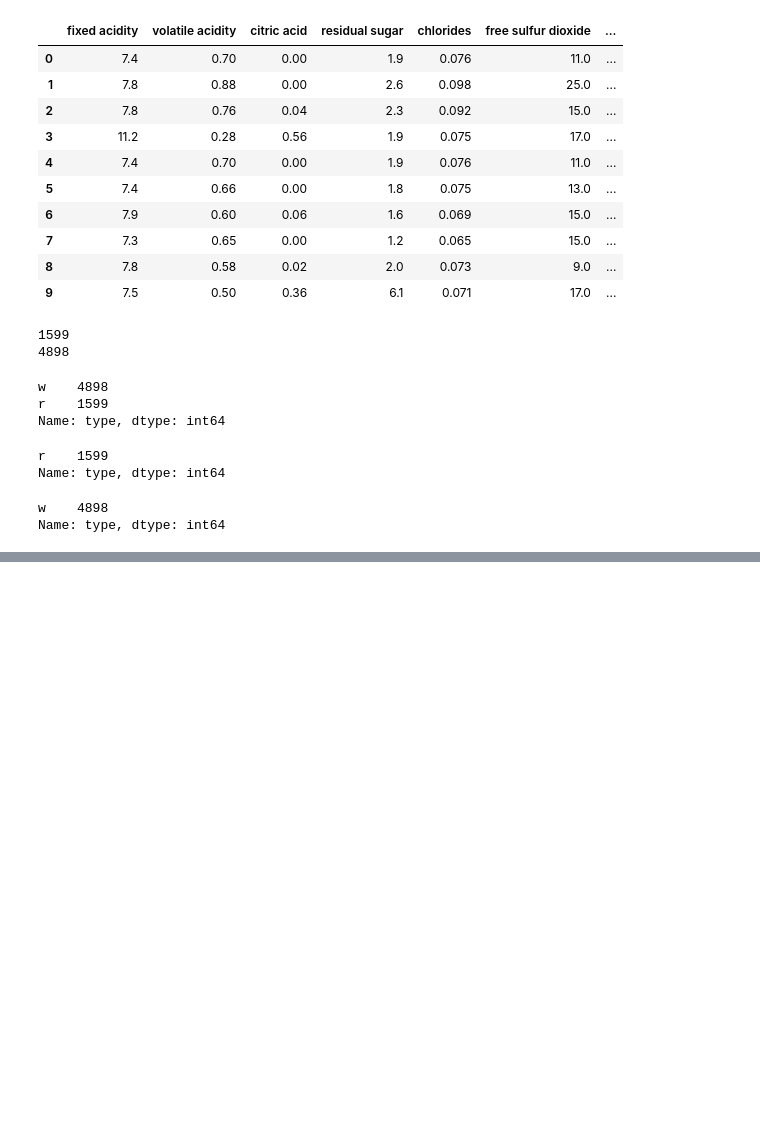
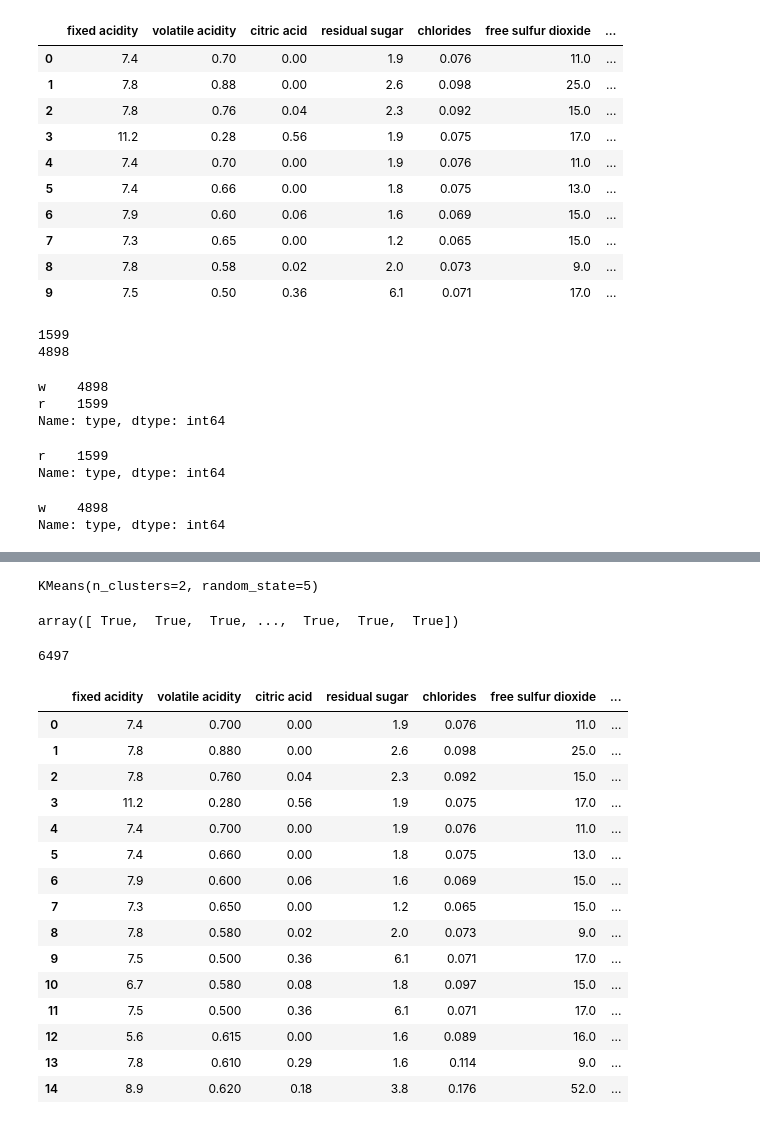
Before and after one commit to nmdollhopf/team1_wine_project, a Jupyter notebook: initial_unsupervised_clustering.ipynb, the cells around one changed output, grey strips where cells are left out. Cells and saved outputs as stored; diff of their text form; code cells hidden in the pictures; blank space fills up the shorter version.

Commit message:
Did 3 cluster models based on 3 scaling/non-scaling techniques. No analysis done yet

```diff
--- a/initial_unsupervised_clustering.ipynb
+++ b/initial_unsupervised_clustering.ipynb
@@ -127,0 +190,6 @@ Name: type, dtype: int64
+# %%
+# control group, unscaled
+
+combined_unscaled = combined_notypes.values
+
+combined_unscaled
@@ -127,0 +204,52 @@ Name: type, dtype: int64
+# %%
+# initialize KMeans models
+# since we're predicting red vs white scaling, we want n_clusters=2
+
+standscalKMeans = KMeans(n_clusters=2, random_state=5)
+minmaxscalKMeans = KMeans(n_clusters=2, random_state=5)
+unscalKMeans = KMeans(n_clusters=2, random_state=5)
+# %%
+# fit each KMeans model
+
+standscalKMeans.fit(combined_standscaled)
+minmaxscalKMeans.fit(combined_minmaxscaled)
+unscalKMeans.fit(combined_unscaled)
+# %% [output]
+KMeans(n_clusters=2, random_state=5)
+# %%
+# make predictions for each
+
+standscalPreds = standscalKMeans.predict(combined_standscaled)
+minmaxscalPreds = minmaxscalKMeans.predict(combined_minmaxscaled)
+unscalPreds = unscalKMeans.predict(combined_unscaled)
+# %%
+# the predictions are the same as the labels, so can add either to the dataframe
+display(standscalPreds == standscalKMeans.labels_)
+display((standscalPreds == standscalKMeans.labels_).sum())
+# %% [output]
+array([ True,  True,  True, ...,  True,  True,  True])
+6497
+# %%
+# add the predictions to the combined_withtypes dataframe
+combined_withtypes["StandScalePreds"] = standscalPreds
+combined_withtypes["MinMaxScalePreds"] = minmaxscalPreds
+combined_withtypes["UnscaledPreds"] = unscalPreds
+
+combined_withtypes.head(15)
+# %% [output]
+|  | fixed acidity | volatile acidity | citric acid | residual sugar | chlorides | free sulfur dioxide | ... |
+| 0 | 7.4 | 0.700 | 0.00 | 1.9 | 0.076 | 11.0 | ... |
+| 1 | 7.8 | 0.880 | 0.00 | 2.6 | 0.098 | 25.0 | ... |
+| 2 | 7.8 | 0.760 | 0.04 | 2.3 | 0.092 | 15.0 | ... |
+| 3 | 11.2 | 0.280 | 0.56 | 1.9 | 0.075 | 17.0 | ... |
+| 4 | 7.4 | 0.700 | 0.00 | 1.9 | 0.076 | 11.0 | ... |
+| 5 | 7.4 | 0.660 | 0.00 | 1.8 | 0.075 | 13.0 | ... |
+| 6 | 7.9 | 0.600 | 0.06 | 1.6 | 0.069 | 15.0 | ... |
+| 7 | 7.3 | 0.650 | 0.00 | 1.2 | 0.065 | 15.0 | ... |
+| 8 | 7.8 | 0.580 | 0.02 | 2.0 | 0.073 | 9.0 | ... |
+| 9 | 7.5 | 0.500 | 0.36 | 6.1 | 0.071 | 17.0 | ... |
+| 10 | 6.7 | 0.580 | 0.08 | 1.8 | 0.097 | 15.0 | ... |
+| 11 | 7.5 | 0.500 | 0.36 | 6.1 | 0.071 | 17.0 | ... |
+| 12 | 5.6 | 0.615 | 0.00 | 1.6 | 0.089 | 16.0 | ... |
+| 13 | 7.8 | 0.610 | 0.29 | 1.6 | 0.114 | 9.0 | ... |
+| 14 | 8.9 | 0.620 | 0.18 | 3.8 | 0.176 | 52.0 | ... |
```
Also changed, not shown: parts of 6 cells of this notebook.
